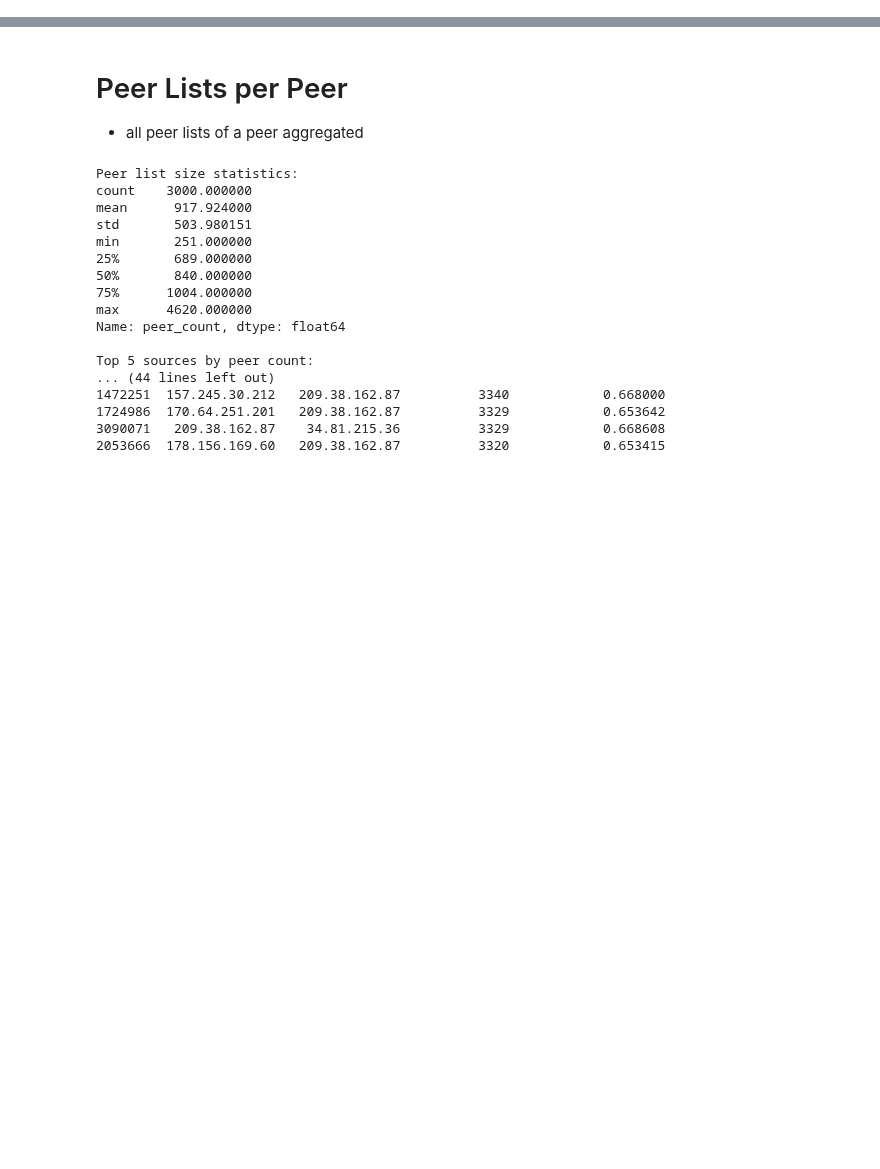
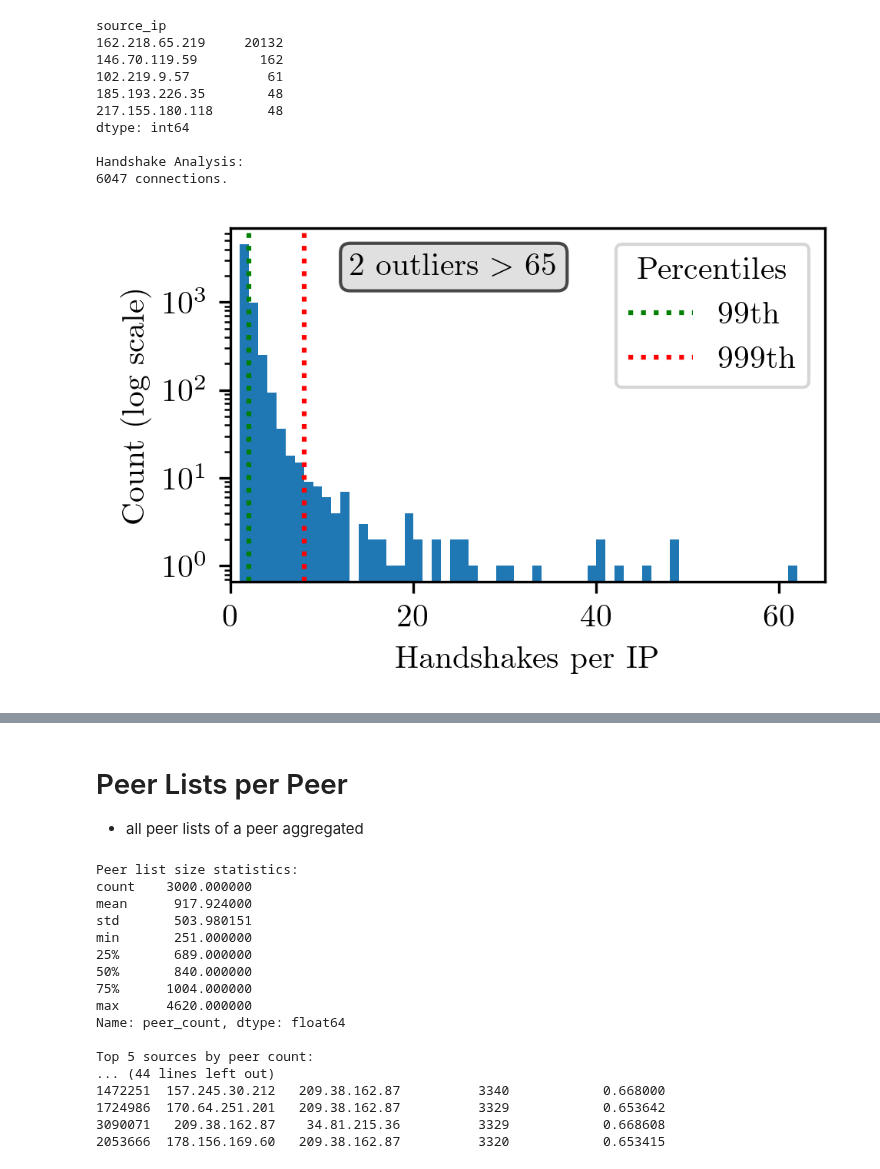
Before and after one commit to ykpyck/monero-traffic-analysis, a Jupyter notebook: exploration.ipynb, the cells around one changed output, grey strips where cells are left out. Saved outputs shown, nothing was run; the diff lists cells and outputs as text; code cells hidden in the pictures; blank space fills up the shorter version.

```diff
--- a/exploration.ipynb
+++ b/exploration.ipynb
@@ -279,0 +469,53 @@ print(high_lat)
+# %%
+def analyze_handshakes(peer_packets_df, result_df):
+    # for connection visualization stick to IP and dont split the connection for repeated Handshakes (known pattern)
+    all_data = peer_packets_df.copy()
+    all_data = all_data.sort_values(['source_ip', 'source_port', 'timestamp'])
+
+    all_data['source_endpoint'] = all_data['source_ip'].astype(str) + ':' + all_data['source_port'].astype(str)
+    all_data['source_endpoint_cat'] = all_data['source_endpoint'].astype('category')
+
+    command_counts = all_data[all_data['command'] == '1001'].groupby('source_ip').size()
+    print(command_counts.nlargest(5))
+    # Handshake Plots
+    quantiles = [0.50, 0.75, 0.90, 0.95, 0.99, 0.999]
+    print(f"\nHandshake Analysis:")
+    print(f"{len(command_counts.values)} connections.")
+    #print(f"Percentile distribution of number of Handshakes sent per connection: ")
+    #for quantile in quantiles:
+    #    print(f"    {quantile}th percentile: {command_counts.values.quantile(quantile)}")
+    #print(f"Percentile distribution of frequency of Handshakes if more than one is sent: ")
+    #for quantile in quantiles:
+    #    print(f"    {quantile}th percentile: {result_df['handshake_frequency'].quantile(quantile)}")
+
+    plt.figure(figsize=(3.13, 2), dpi=300)
+    plt.hist(command_counts.values, bins=65, range=(0, 65), log=True)
+    plt.xlim(0, 65)
+    plt.axvline(np.percentile(command_counts.values, 90), color='green', linestyle=':', label='99th')
+    plt.axvline(np.percentile(command_counts.values, 99), color='red', linestyle=':', label='999th')
+
+    outlier_count = sum(x > 65 for x in command_counts.values)
+    plt.text(0.55, 0.93, f'{outlier_count} outliers $>$ 65', fontsize=10,
+             transform=plt.gca().transAxes, ha='right', va='top',
+             bbox=dict(boxstyle='round,pad=0.3', facecolor='lightgray', alpha=0.7))
+    plt.xlabel(f'Handshakes per IP')
+    plt.ylabel(f'Count (log scale)')
+    plt.legend(title='Percentiles', fontsize=10, title_fontsize=10)
+    plt.tight_layout(pad=0.2)
+    plt.show()
+
+    return result_df, command_counts
+
+result_df, command_counts = analyze_handshakes(peer_packets_df, result_df)
+# %% [output]
+source_ip
+162.218.65.219     20132
+146.70.119.59        162
+102.219.9.57          61
+185.193.226.35        48
+217.155.180.118       48
+dtype: int64
+
+Handshake Analysis:
+6047 connections.
+[figure, added]
```
Also changed, not shown: parts of 9 cells of this notebook, 1 other file.
